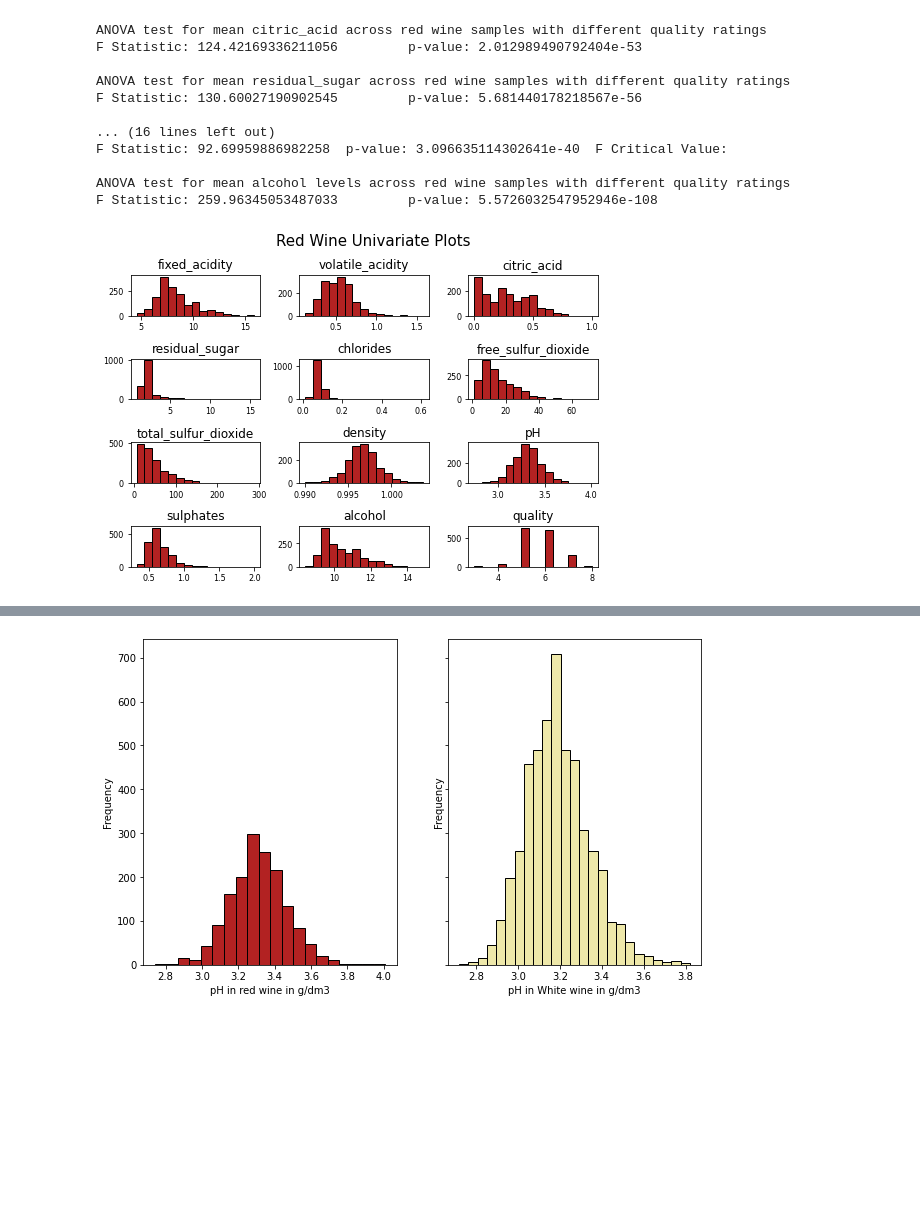
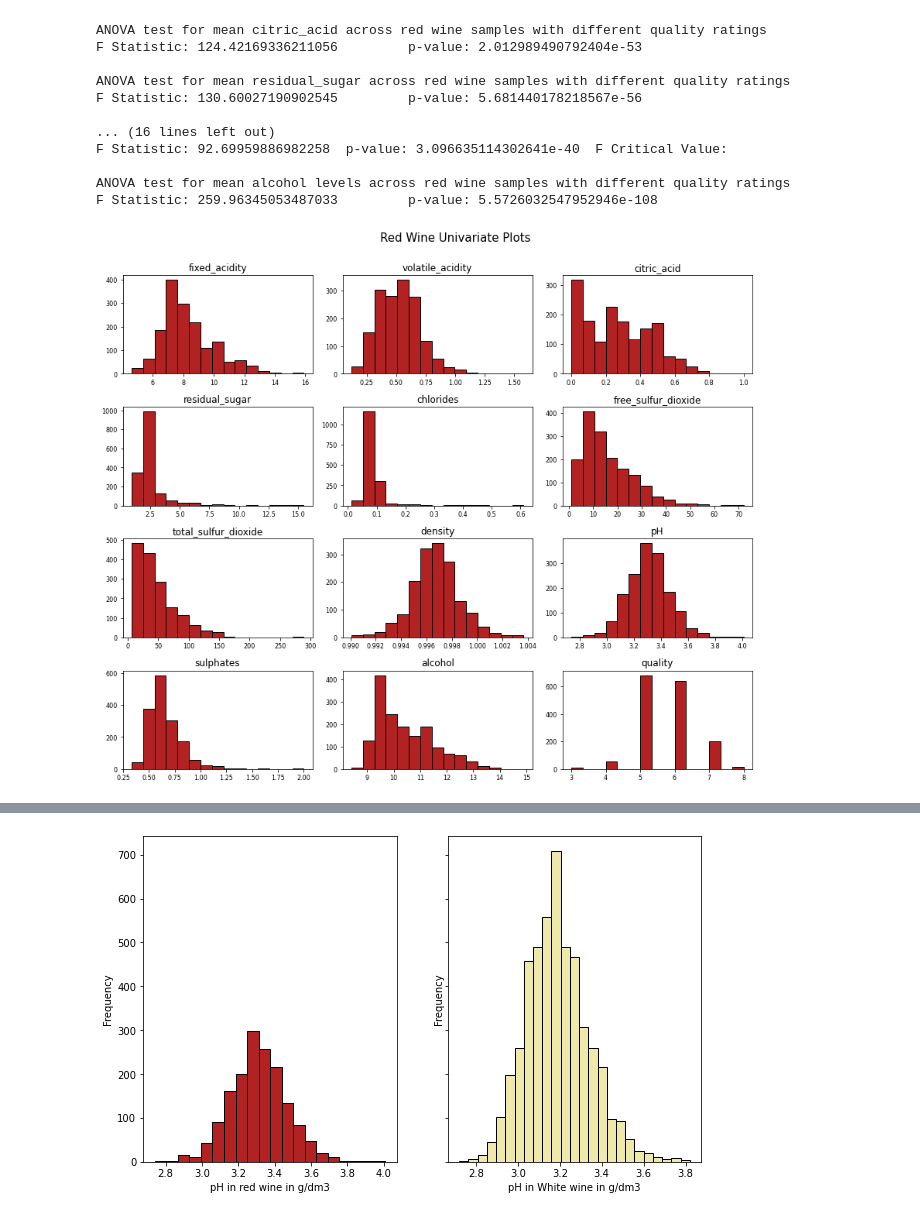
Before and after one commit to GitKPAN/4_BlueBerry-Winery, a Jupyter notebook: Blue_Berry_Winery.ipynb, the cells around one changed output, grey strips where cells are left out. Cells and saved outputs as stored; diff of their text form; code cells hidden in the pictures; blank space fills up the shorter version.

```diff
--- a/Blue_Berry_Winery.ipynb
+++ b/Blue_Berry_Winery.ipynb
@@ -1201,13 +1226,13 @@ F Statistic: 259.96345053487033         p-value: 5.5726032547952946e-108
 # %%
 # Epic 2 Univariate Analysis
 
-red_wine.hist(bins=15, color='FireBrick', edgecolor='black', linewidth=1.0, xlabelsize=8, ylabelsize=8, grid=False)
+red_wine.hist(bins=15, color='FireBrick', edgecolor='black', linewidth=1.0, xlabelsize=8, ylabelsize=8, grid=False, figsize= (10,8))
 
 plt.tight_layout(rect=(0, 0, 1.2, 1.2))
 
 rt = plt.suptitle('Red Wine Univariate Plots', x=0.65, y=1.25, fontsize=15)
 # %% [output]
-[figure, old version]
+[figure, new version]
 # %%
 # Epic 2 Univariate Analysis
 
```
Also changed, not shown: parts of 32 cells of this notebook.
